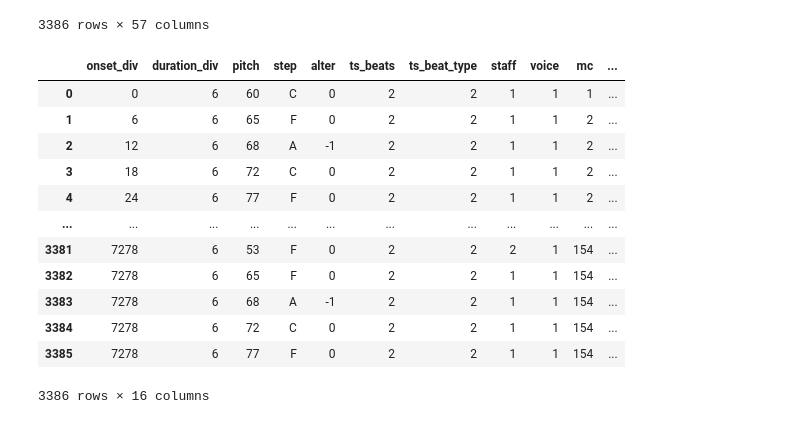
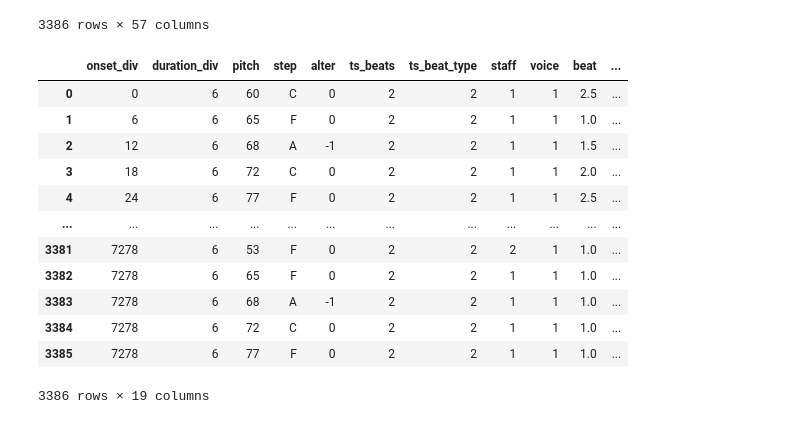
Before and after one commit to johentsch/AugmentedNet, a Jupyter notebook: notebooks/create_pitch_arrays.ipynb, the cells around one changed output. Saved outputs shown, nothing was run; the diff lists cells and outputs as text; code cells hidden in the pictures.

Commit message:
moves stuff to utils and creates beat column

```diff
--- a/notebooks/create_pitch_arrays.ipynb
+++ b/notebooks/create_pitch_arrays.ipynb
@@ -332,10 +104,12 @@ merged
 KEEP_ORIGINAL_COLUMNS = ["mc", "mn", "mc_playthrough", "mn_playthrough", "quarterbeats_playthrough", "duration", "staff", "voice"]
 RENAME_ORIGINAL_COLUMNS = dict(
         midi = "pitch",
+    is_onset = "note_is_onset",
+    is_onset_label = "harmony_is_onset",
     )
 COLUMN_ORDER = ["onset_div", "duration_div", "pitch", "step", "alter", "ts_beats", "ts_beat_type", "staff", "voice"]
 
-def make_pitch_array(notes: pd.DataFrame) -> pd.DataFrame:
+def make_pitch_array(notes: pd.DataFrame, beat_decimals: Optional[int] = 3) -> pd.DataFrame:
 
     div_maker = DivMaker(
         onsets = notes.quarterbeats_playthrough,
@@ -356,44 +130,45 @@ def make_pitch_array(notes: pd.DataFrame) -> pd.DataFrame:
     specific_pitch = notes.name.str.extract(r"^(?P<step>[A-G])(?P<accidentals>b*|#*)(?P<octave>\d)$")
     new_dataframes.append(specific_pitch[["step", "octave"]])
     new_columns["alter"] = specific_pitch.accidentals.str.count("#") - specific_pitch.accidentals.str.count("b")
 
-    # time signatures
+    # time signatures & beats
     new_dataframes.append(
         notes.timesig.str.extract(r"^(?P<ts_beats>\d+)/(?P<ts_beat_type>\d+)$")
     )
+    new_columns["beat"] = ms3.transform(merged, onset2beat, ["mn_onset", "timesig"], round_to=beat_decimals)
 
     result = pd.concat(
         [
             pd.DataFrame(
                 dict(
                     onset_div=onset_div,
                     duration_div=duration_div
                 )
             ),
             pd.concat(new_columns, axis=1),
             renamed_columns,
             original_columns
         ] + new_dataframes,
         axis=1
     )
     column_order = [col for col in COLUMN_ORDER if col in result.columns]
     column_order += [col for col in result.columns if col not in column_order]
     return result[column_order]
 
 pitch_array = make_pitch_array(merged)
 pitch_array.to_csv("beethoven1.tsv", sep="\t", index=False)
 pitch_array
 # %% [output]
-|  | onset_div | duration_div | pitch | step | alter | ts_beats | ts_beat_type | staff | voice | mc | ... |
-| 0 | 0 | 6 | 60 | C | 0 | 2 | 2 | 1 | 1 | 1 | ... |
-| 1 | 6 | 6 | 65 | F | 0 | 2 | 2 | 1 | 1 | 2 | ... |
-| 2 | 12 | 6 | 68 | A | -1 | 2 | 2 | 1 | 1 | 2 | ... |
-| 3 | 18 | 6 | 72 | C | 0 | 2 | 2 | 1 | 1 | 2 | ... |
-| 4 | 24 | 6 | 77 | F | 0 | 2 | 2 | 1 | 1 | 2 | ... |
+|  | onset_div | duration_div | pitch | step | alter | ts_beats | ts_beat_type | staff | voice | beat | ... |
+| 0 | 0 | 6 | 60 | C | 0 | 2 | 2 | 1 | 1 | 2.5 | ... |
+| 1 | 6 | 6 | 65 | F | 0 | 2 | 2 | 1 | 1 | 1.0 | ... |
+| 2 | 12 | 6 | 68 | A | -1 | 2 | 2 | 1 | 1 | 1.5 | ... |
+| 3 | 18 | 6 | 72 | C | 0 | 2 | 2 | 1 | 1 | 2.0 | ... |
+| 4 | 24 | 6 | 77 | F | 0 | 2 | 2 | 1 | 1 | 2.5 | ... |
 | ... | ... | ... | ... | ... | ... | ... | ... | ... | ... | ... | ... |
-| 3381 | 7278 | 6 | 53 | F | 0 | 2 | 2 | 2 | 1 | 154 | ... |
-| 3382 | 7278 | 6 | 65 | F | 0 | 2 | 2 | 1 | 1 | 154 | ... |
-| 3383 | 7278 | 6 | 68 | A | -1 | 2 | 2 | 1 | 1 | 154 | ... |
-| 3384 | 7278 | 6 | 72 | C | 0 | 2 | 2 | 1 | 1 | 154 | ... |
-| 3385 | 7278 | 6 | 77 | F | 0 | 2 | 2 | 1 | 1 | 154 | ... |
+| 3381 | 7278 | 6 | 53 | F | 0 | 2 | 2 | 2 | 1 | 1.0 | ... |
+| 3382 | 7278 | 6 | 65 | F | 0 | 2 | 2 | 1 | 1 | 1.0 | ... |
+| 3383 | 7278 | 6 | 68 | A | -1 | 2 | 2 | 1 | 1 | 1.0 | ... |
+| 3384 | 7278 | 6 | 72 | C | 0 | 2 | 2 | 1 | 1 | 1.0 | ... |
+| 3385 | 7278 | 6 | 77 | F | 0 | 2 | 2 | 1 | 1 | 1.0 | ... |
-3386 rows × 16 columns
+3386 rows × 19 columns
```
Also changed, not shown: parts of 2 cells of this notebook, 4 other files.
